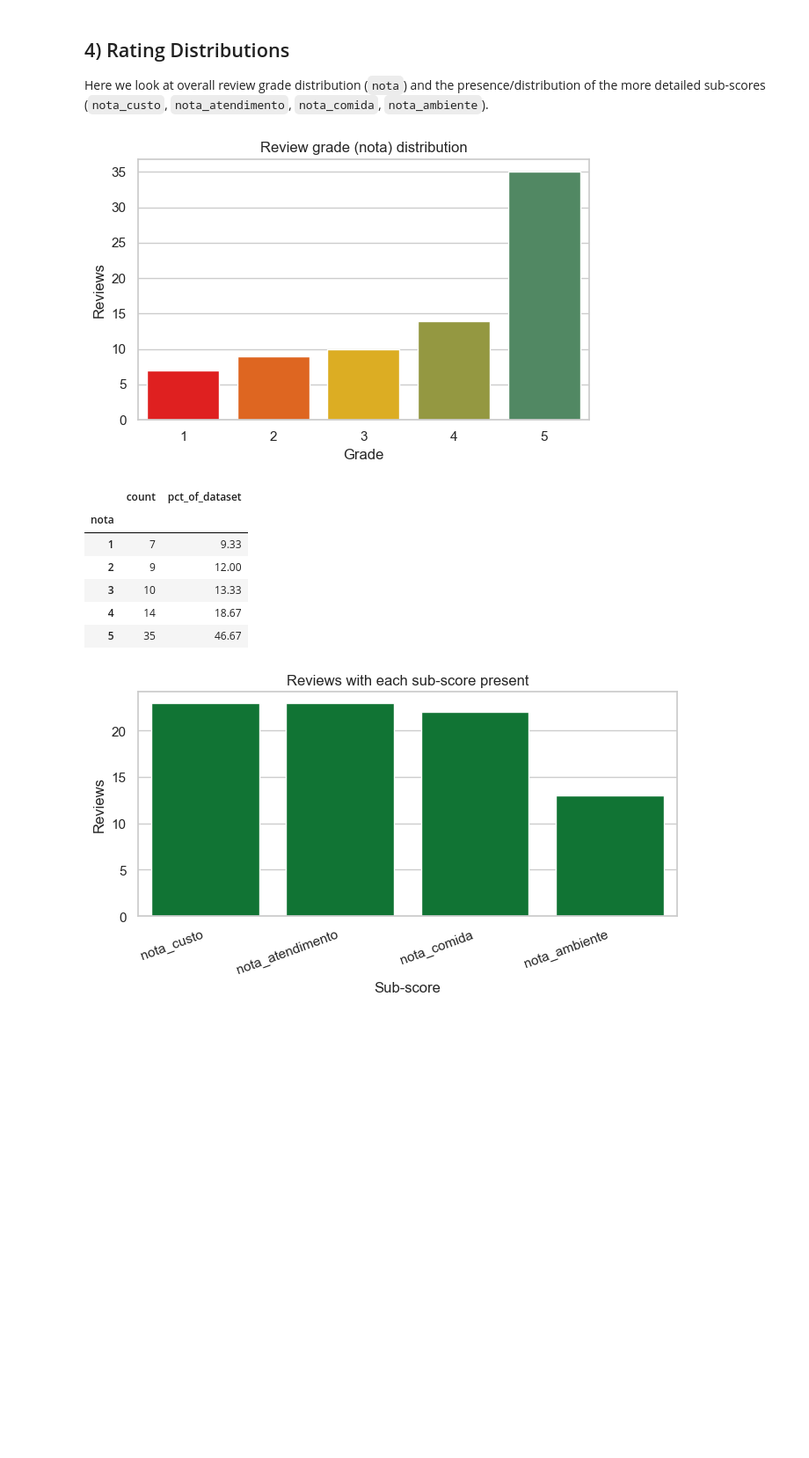
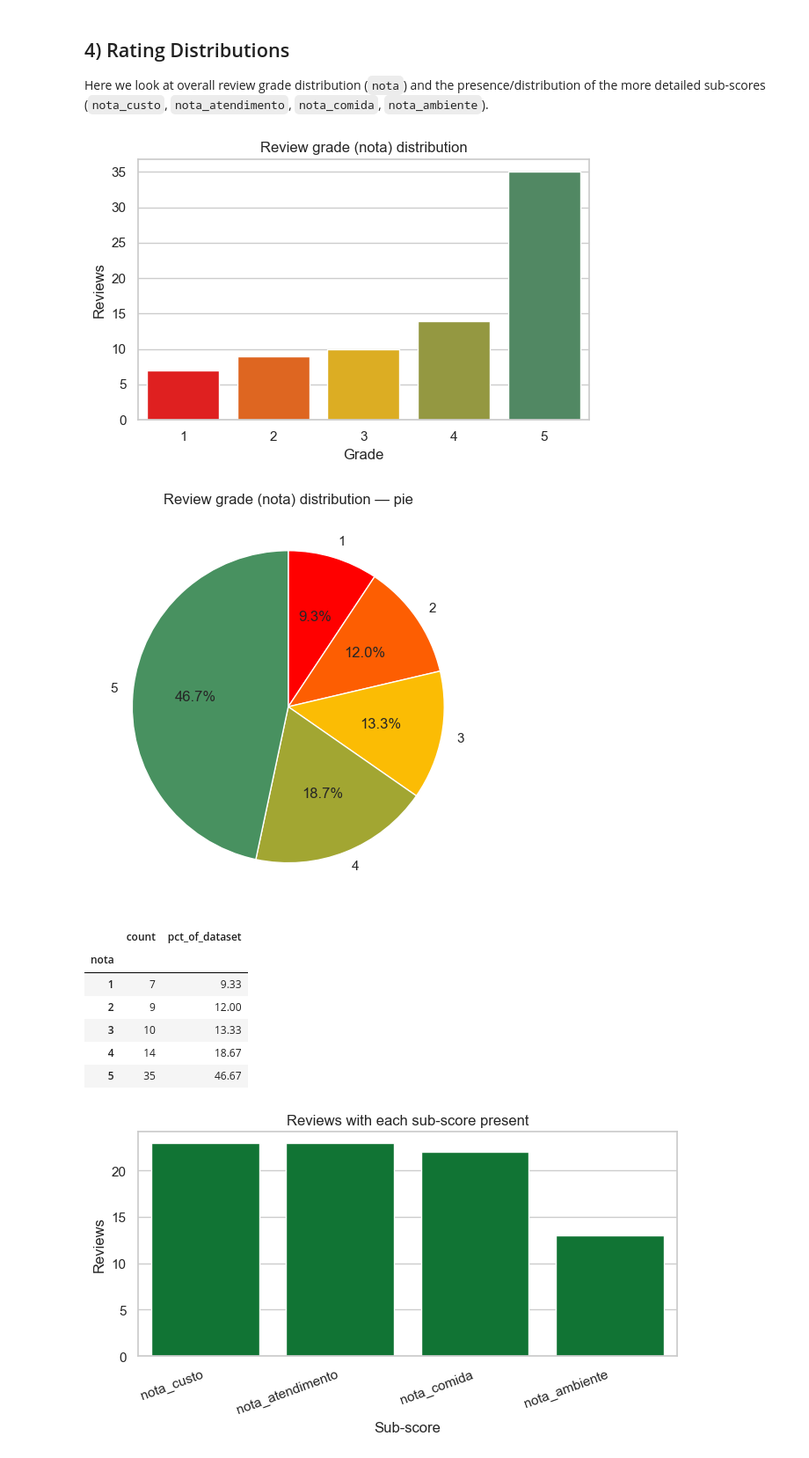
Before and after one commit to ayrtondenner/RestaurantReviewer, a Jupyter notebook: analysis.ipynb, the cells around one changed output. Shown at 88% size. Saved outputs shown, nothing was run; the diff lists cells and outputs as text; code cells hidden in the pictures; blank space fills up the shorter version.

```diff
--- a/analysis.ipynb
+++ b/analysis.ipynb
@@ -469,34 +522,54 @@ nota_pct = (nota_counts / len(df) * 100).round(2)
 
 plot_df = nota_counts.rename_axis("grade").reset_index(name="reviews")
 # Seaborn treats categorical labels as strings in some cases; keep palette keys consistent
 plot_df["grade"] = plot_df["grade"].astype(int).astype(str)
 levels_str = [str(g) for g in levels]
 
 palette = {str(g): grade_red_to_green(g) for g in levels}
 
 plt.figure(figsize=(6, 4))
 ax = sns.barplot(
     data=plot_df,
     x="grade",
     y="reviews",
     order=levels_str,
     # Seaborn >=0.13 warns when passing `palette` without `hue`
     hue="grade",
     hue_order=levels_str,
     palette=palette,
     legend=False,
     dodge=False,
- )
+)
 ax.set_title("Review grade (nota) distribution")
 ax.set_xlabel("Grade")
 ax.set_ylabel("Reviews")
 plt.tight_layout()
 plt.show()
 
+# Pie chart ("pizza graph"): grade distribution
+pie_counts = nota_counts[nota_counts > 0]
+pie_labels = [str(i) for i in pie_counts.index.tolist()]
+pie_colors = [grade_red_to_green(i) for i in pie_counts.index.tolist()]
+
+plt.figure(figsize=(6, 5))
+plt.pie(
+    pie_counts.values,
+    labels=pie_labels,
+    colors=pie_colors,
+    autopct=lambda p: f"{p:.1f}%" if p > 0 else "",
+    startangle=90,
+    counterclock=False,
+)
+plt.title("Review grade (nota) distribution — pie")
+plt.tight_layout()
+plt.show()
+
+# Final table display (unchanged)
 nota_summary = pd.DataFrame({"count": nota_counts.astype(int), "pct_of_dataset": nota_pct})
 display(nota_summary)
 # %% [output]
 [figure]
+[figure, added]
 |  | count | pct_of_dataset |
 | nota |  |  |
 | 1 | 7 | 9.33 |
```
Also changed, not shown: parts of 1 cell of this notebook.
